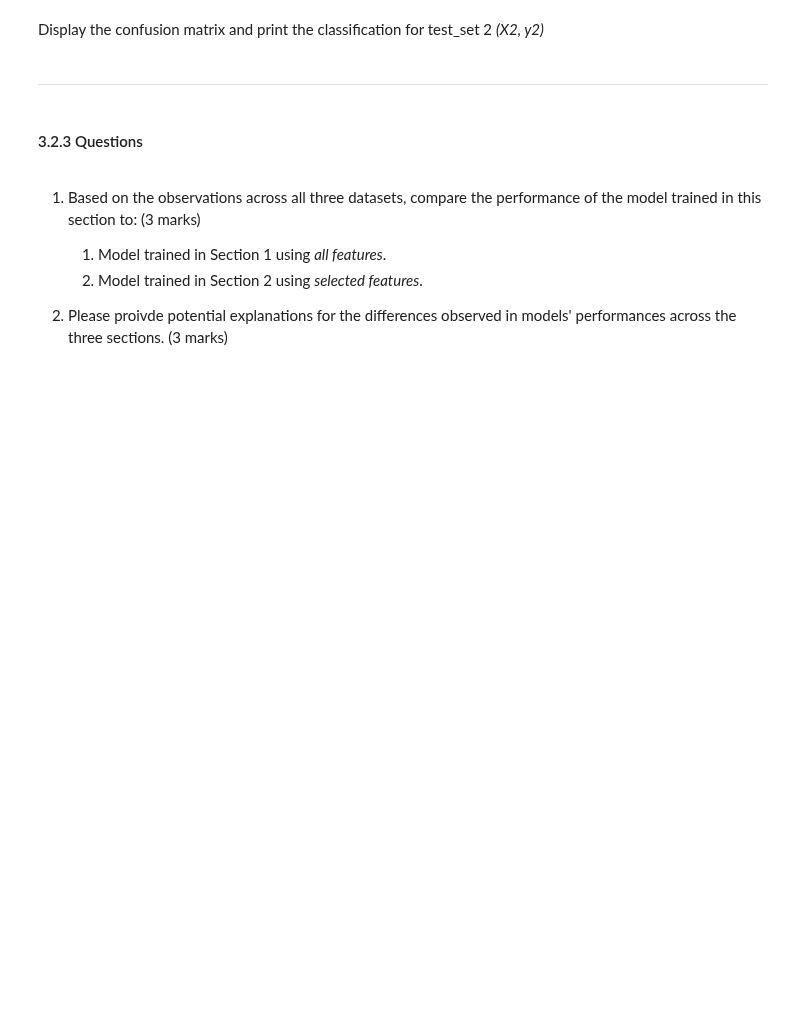
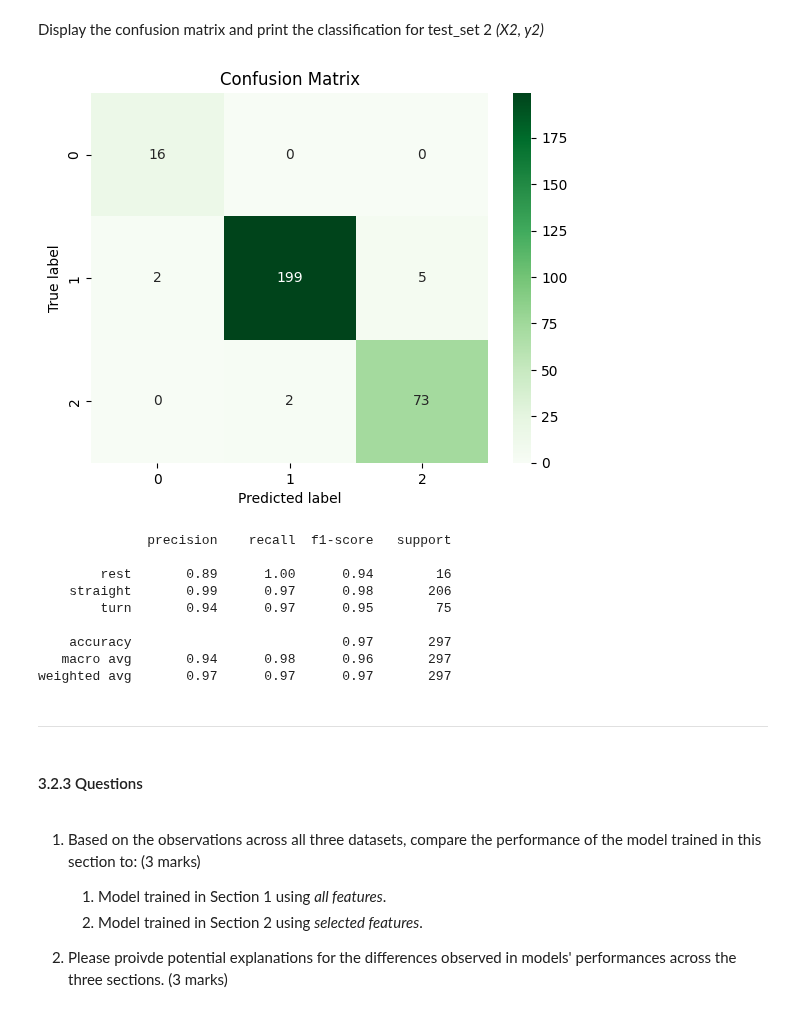
Before and after one commit to ChisomOnyeukwu/engg680_2024_fall, a Jupyter notebook: Lab_Assignment4/Assignment 4.ipynb, the cells around one changed output. Drawn from its saved outputs; the diff is of its cells as text; code cells hidden in the pictures; blank space fills up the shorter version.

```diff
--- a/Lab_Assignment4/Assignment 4.ipynb
+++ b/Lab_Assignment4/Assignment 4.ipynb
@@ -698,5 +804,5 @@ X1.head(2)
 # %%
 # TODO - Load the target vector from test_set2 into y2, and the group selected features from test_set2 into X2
-# y2 =
-# X2 =
+y2 = test_set2['motion_state']
+X2 = test_set2[['ax_sum', 'ay_sum', 'az_sum', 'gx_sum', 'gy_sum', 'gz_sum', 'a_sum', 'g_sum']]
 X2.head(2)
@@ -721,3 +858,27 @@ Display the confusion matrix and print the classification for test_set 2 *(X2, y
+# %%
+# TODO - Display confusion matrix and print classification report for (X2, y2)
+
+y2_pred = grid.predict(X2)
+
+sns.heatmap(confusion_matrix(y2, y2_pred), annot=True, fmt='d', cmap='Greens')
+
+plt.title('Confusion Matrix')
+plt.ylabel('True label')
+plt.xlabel('Predicted label')
+plt.show()
+
+print(classification_report(y2, y2_pred))
+# %% [output]
+[figure, added]
+              precision    recall  f1-score   support
+
+        rest       0.89      1.00      0.94        16
+    straight       0.99      0.97      0.98       206
+        turn       0.94      0.97      0.95        75
+
+    accuracy                           0.97       297
+   macro avg       0.94      0.98      0.96       297
+weighted avg       0.97      0.97      0.97       297
 # %% [markdown]
 ___
 # %% [markdown]
```
Also changed, not shown: parts of 33 cells of this notebook.
